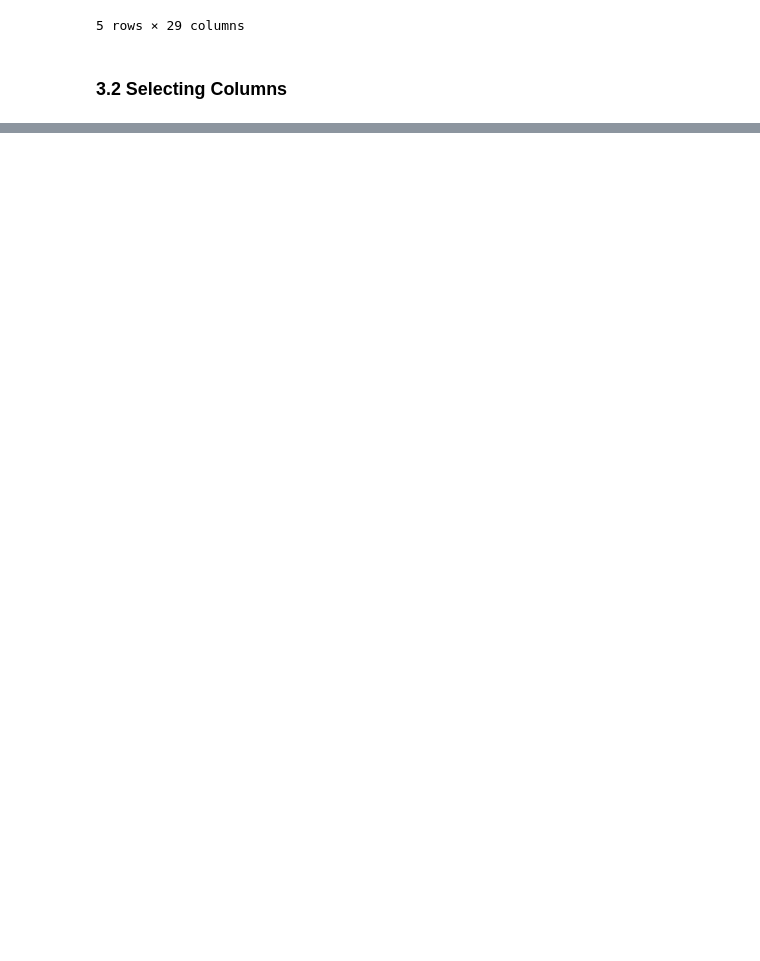
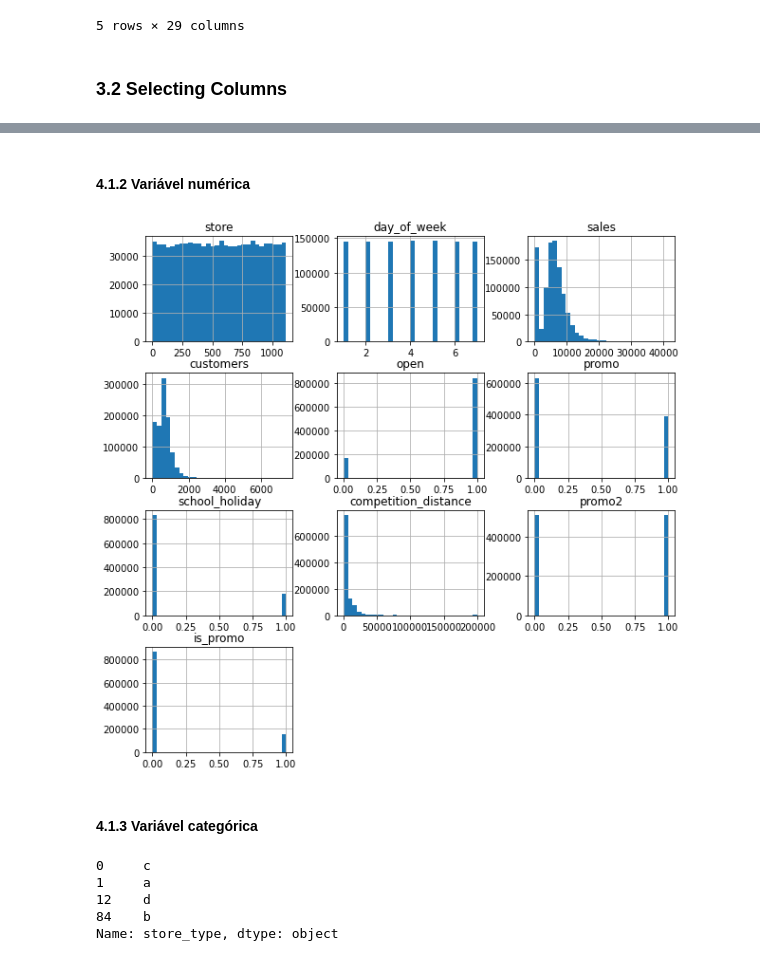
Before and after one commit to iannguerra/projects-datascience, a Jupyter notebook: ds-producao/rossman_sales_prediction.ipynb, the cells around one changed output, grey strips where cells are left out. Saved outputs shown, nothing was run; the diff lists cells and outputs as text; code cells hidden in the pictures; blank space fills up the shorter version.

```diff
--- a/ds-producao/rossman_sales_prediction.ipynb
+++ b/ds-producao/rossman_sales_prediction.ipynb
@@ -429,0 +455,20 @@ df3 = df3.drop(cols_drop, axis=1)
+# %% [markdown]
+#### 4.1.2 Variável numérica
+# %%
+num_attributes.hist(bins=30);
+mpl.rcParams['figure.figsize'] = [20, 17]
+
+plt.show()
+# %% [output]
+[figure, added]
+# %% [markdown]
+#### 4.1.3 Variável categórica
+# %%
+df4['state_holiday'].drop_duplicates()
+df4['store_type'].drop_duplicates()
+# %% [output]
+0     c
+1     a
+12    d
+84    b
+Name: store_type, dtype: object
```
Also changed, not shown: parts of 19 cells of this notebook.
